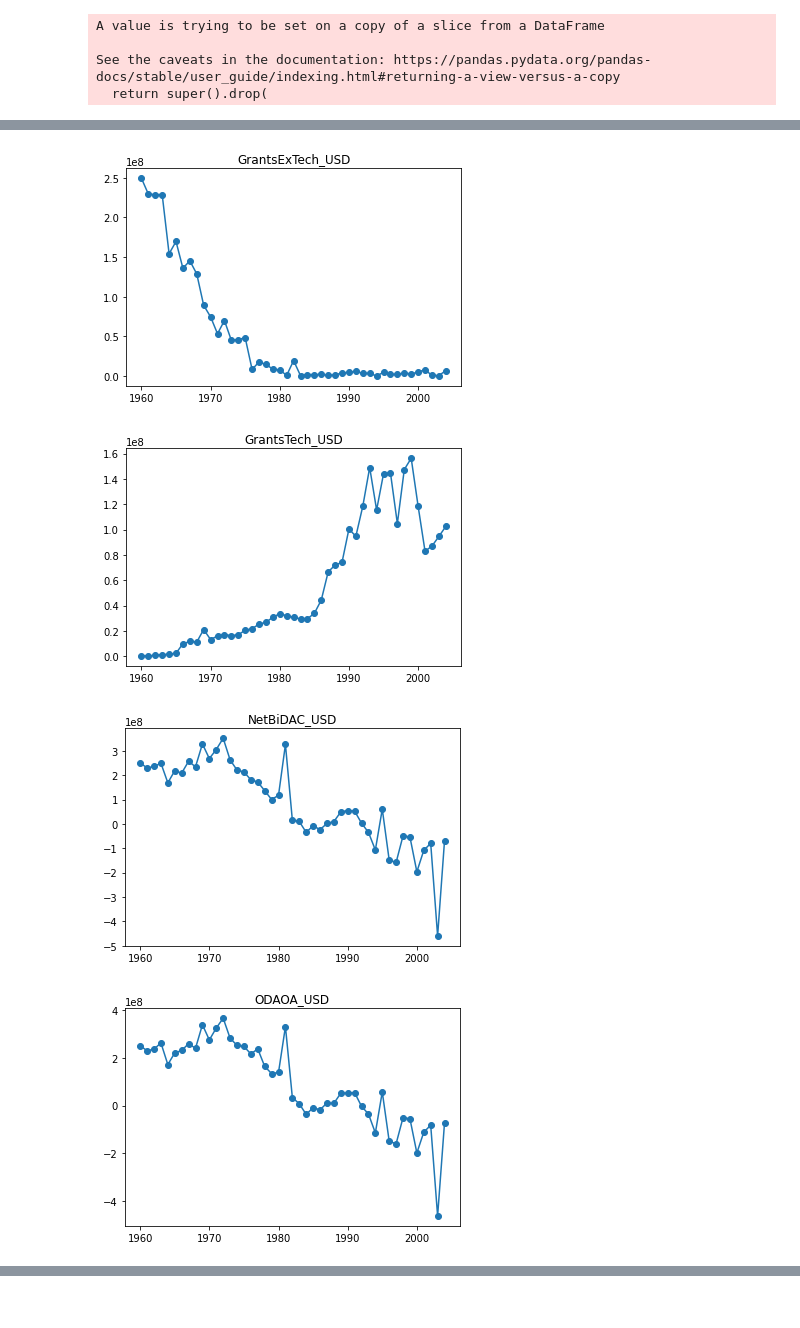
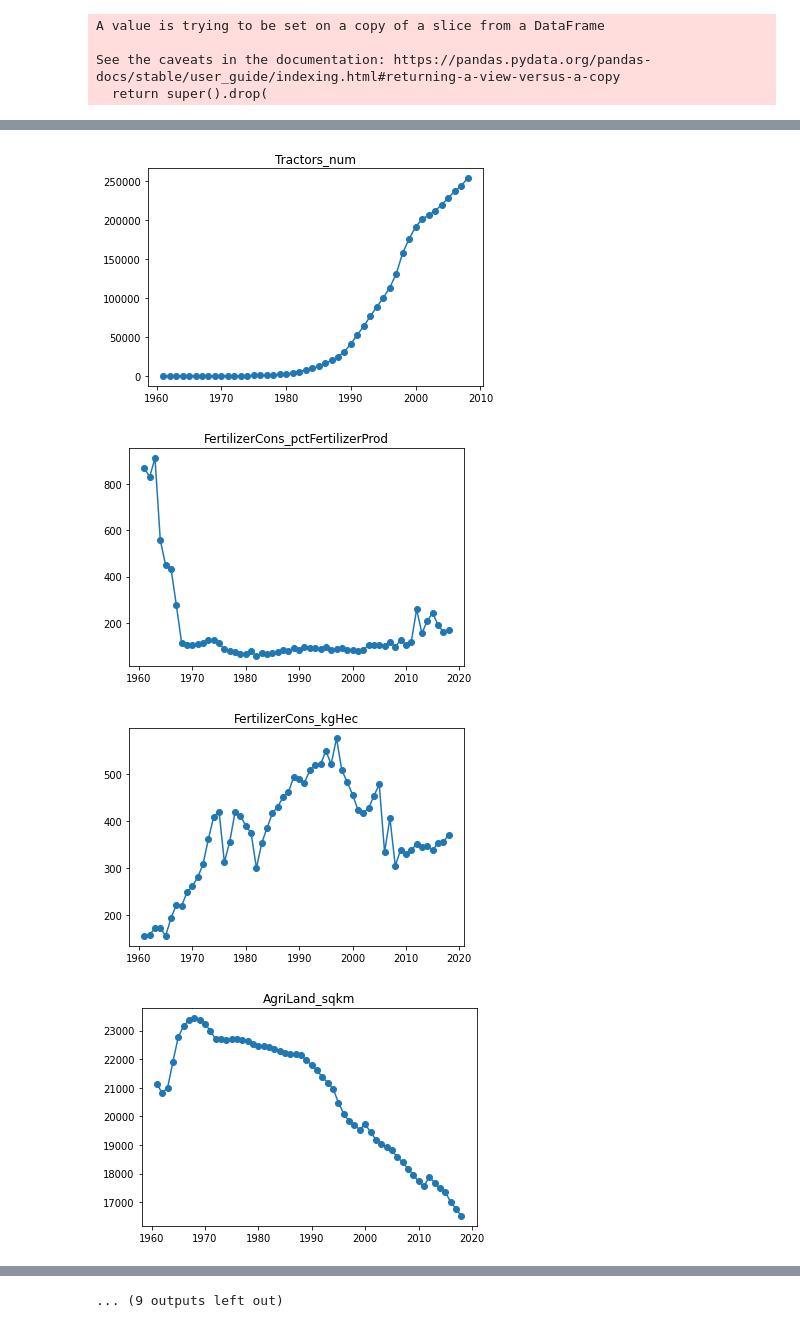
Before and after one commit to DSKUS-Foreign-Aid/Foreign_Aid, a Jupyter notebook: [EDA]agriculture data.ipynb, the cells around one changed output, grey strips where cells are left out. Drawn from its saved outputs; the diff is of its cells as text; code cells hidden in the pictures.

Commit message:
modify agriculture data EDA

```diff
--- a/[EDA]agriculture data.ipynb
+++ b/[EDA]agriculture data.ipynb
@@ -38,7 +28 @@ valid_code = [
-# %%
-list_of_df = []
-for code in valid_code:
-    tmp_df = agr[agr['Series_Code']==code]
-    list_of_df.append(tmp_df)
-agr_df = pd.concat(list_of_df,ignore_index=True)
 # %%
@@ -75,0 +52,4 @@ New_Series_Info
+# %%
+## rename manually in Excel
+New_Series_Info = pd.read_csv('./agriculture_series_new.csv')
+New_Series_Info
@@ -76,5 +74,5 @@ New_Series_Info
 # %%
 ## apply new name to Series in dataframe
-for code, newName in zip(New_Series_Info['Series Code'], New_Series_Info['New Name']):
-    agr_df.loc[agr_df.Series_Code == code, 'Series_Name'] = newName
+for code, newName in zip(New_Series_Info['Series Code'], New_Series_Info['New Series Name']):
+    agr.loc[agr.Series_Code == code, 'Series_Name'] = newName
 # %%
@@ -97,7 +95,7 @@ agr_df
 # %% [markdown]
 ## Explore Korea Data
 # %%
-korea_data = agr_df.loc[agr_df['Country_Code']=="KOR"]
+korea_data = agr.loc[agr['Country_Code']=="KOR"]
 korea_data
 # %% [output]
 |  | Country_Name | Country_Code | Series_Name | Series_Code | 1960 | 1961 | 1962 | 1963 | 1964 | ... |
@@ -147,10 +145,10 @@ tkorea_data
 # %%
 columns = list(tkorea_data.columns)
-for col in columns[:13]:
+for col in columns[:21]:
     fig, ax = plt.subplots()
     tkorea_data[col].plot(ax=ax, title=col,marker = 'o')
 # %% [output]
-[figure, old version]
+[figure, new version]
-[figure, old version]
+[figure, new version]
-[figure, old version]
+[figure, new version]
-[figure, old version]
+[figure, new version]
@@ -165,0 +163 @@ for col in columns[:13]:
+... (9 outputs left out)
```
Also changed, not shown: parts of 12 cells of this notebook, 2 other files.
